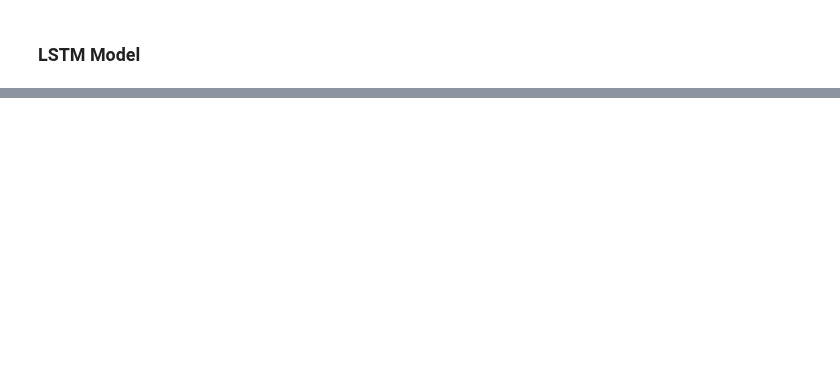
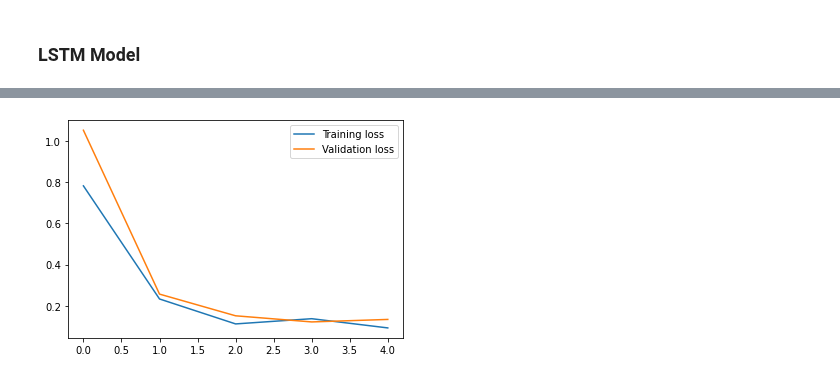
Before and after one commit to fivearm/Phase_4_Project, a Jupyter notebook: Zip_Code_Template.ipynb, the cells around one changed output, grey strips where cells are left out. Saved outputs shown, nothing was run; the diff lists cells and outputs as text; code cells hidden in the pictures; blank space fills up the shorter version.

```diff
--- a/Zip_Code_Template.ipynb
+++ b/Zip_Code_Template.ipynb
@@ -160,0 +144,2 @@ RMSE: 6814.429157895625
+# %%
+history = LSTM_func(Atlanta_proph, City=Atlanta, epochs=5)
@@ -160,0 +164,4 @@ RMSE: 6814.429157895625
+# %%
+LSTM_val(history)
+# %% [output]
+[figure, added]
```
Also changed, not shown: parts of 5 cells of this notebook, 2 other files.
